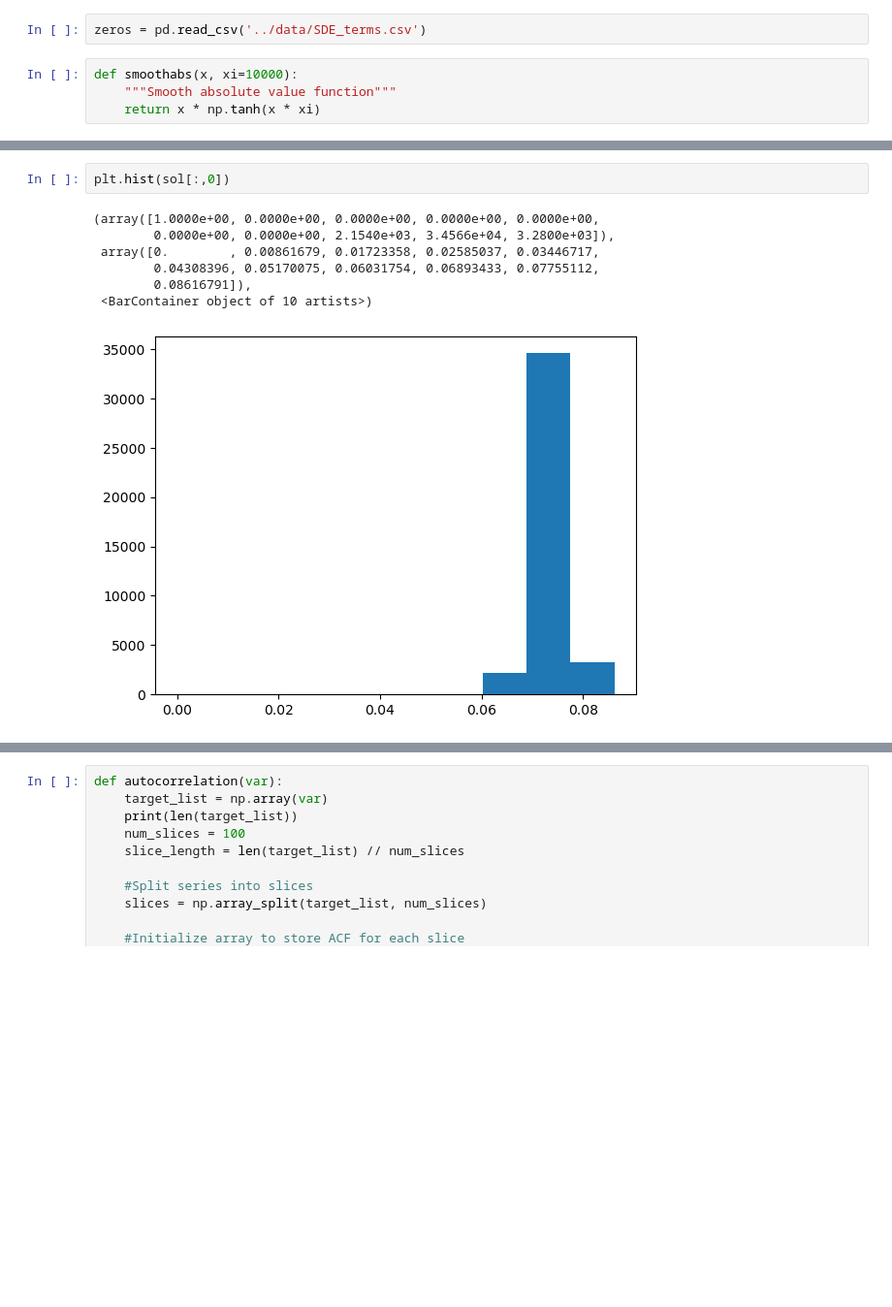
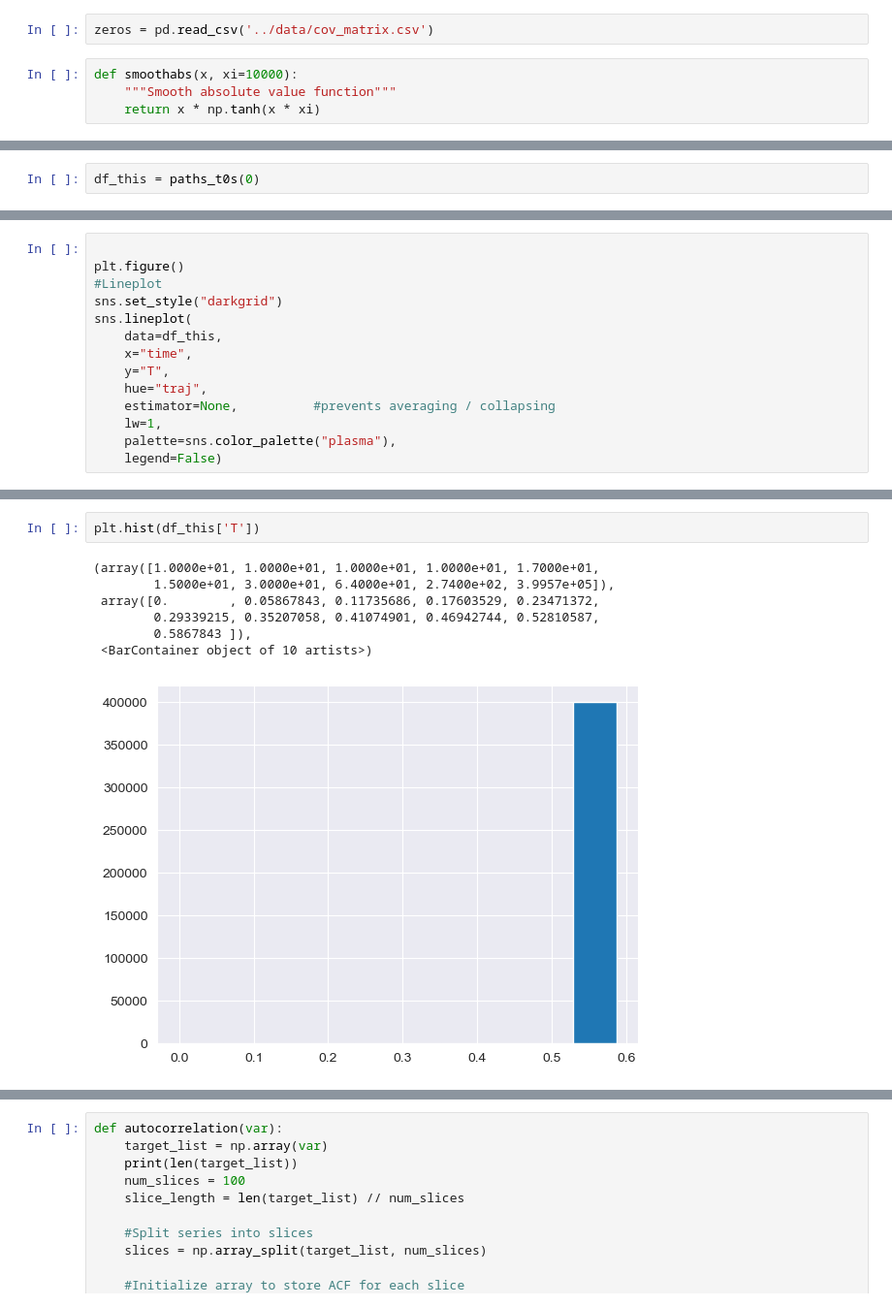
Before and after one commit to amethystaurora-robo/EWS_Gottwald, a Jupyter notebook: code/SDE.ipynb, the cells around one changed output, grey strips where cells are left out. Shown at 97% size. Saved outputs shown, nothing was run; the diff lists cells and outputs as text; blank space fills up the shorter version.

```diff
--- a/code/SDE.ipynb
+++ b/code/SDE.ipynb
@@ -18,5 +17,5 @@ rng = np.random.default_rng(123)
 # %%
-zeros = pd.read_csv('../data/SDE_terms.csv')
+zeros = pd.read_csv('../data/cov_matrix.csv')
 # %%
 def smoothabs(x, xi=10000):
     """Smooth absolute value function"""
@@ -106,0 +230,2 @@ plt.show()
+# %%
+df_this = paths_t0s(0)
@@ -106,0 +243,14 @@ plt.show()
+# %%
+
+plt.figure()
+#Lineplot
+sns.set_style("darkgrid")
+sns.lineplot(
+    data=df_this,
+    x="time",
+    y="T",
+    hue="traj",
+    estimator=None,          #prevents averaging / collapsing
+    lw=1,
+    palette=sns.color_palette("plasma"),
+    legend=False)
@@ -123,11 +285,11 @@ print(cov_TS)
 # %%
-plt.hist(sol[:,0])
+plt.hist(df_this['T'])
 # %% [output]
-(array([1.0000e+00, 0.0000e+00, 0.0000e+00, 0.0000e+00, 0.0000e+00,
-        0.0000e+00, 0.0000e+00, 2.1540e+03, 3.4566e+04, 3.2800e+03]),
- array([0.        , 0.00861679, 0.01723358, 0.02585037, 0.03446717,
-        0.04308396, 0.05170075, 0.06031754, 0.06893433, 0.07755112,
-        0.08616791]),
+(array([1.0000e+01, 1.0000e+01, 1.0000e+01, 1.0000e+01, 1.7000e+01,
+        1.5000e+01, 3.0000e+01, 6.4000e+01, 2.7400e+02, 3.9957e+05]),
+ array([0.        , 0.05867843, 0.11735686, 0.17603529, 0.23471372,
+        0.29339215, 0.35207058, 0.41074901, 0.46942744, 0.52810587,
+        0.5867843 ]),
  <BarContainer object of 10 artists>)
-[figure, old version]
+[figure, new version]
 # %%
```
Also changed, not shown: parts of 14 cells of this notebook, 2 other files.
